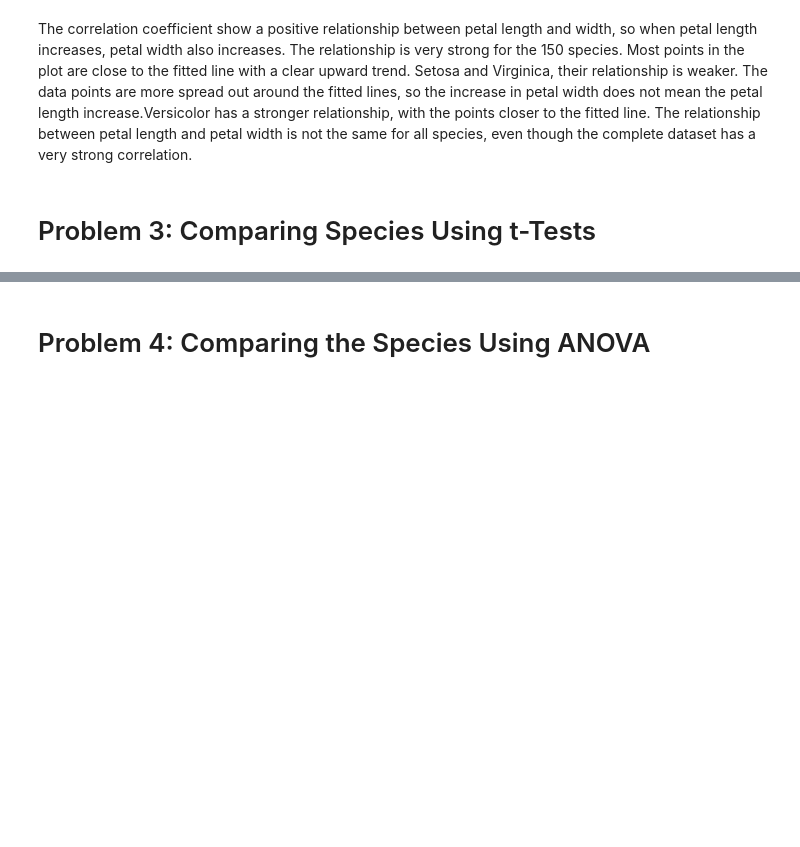
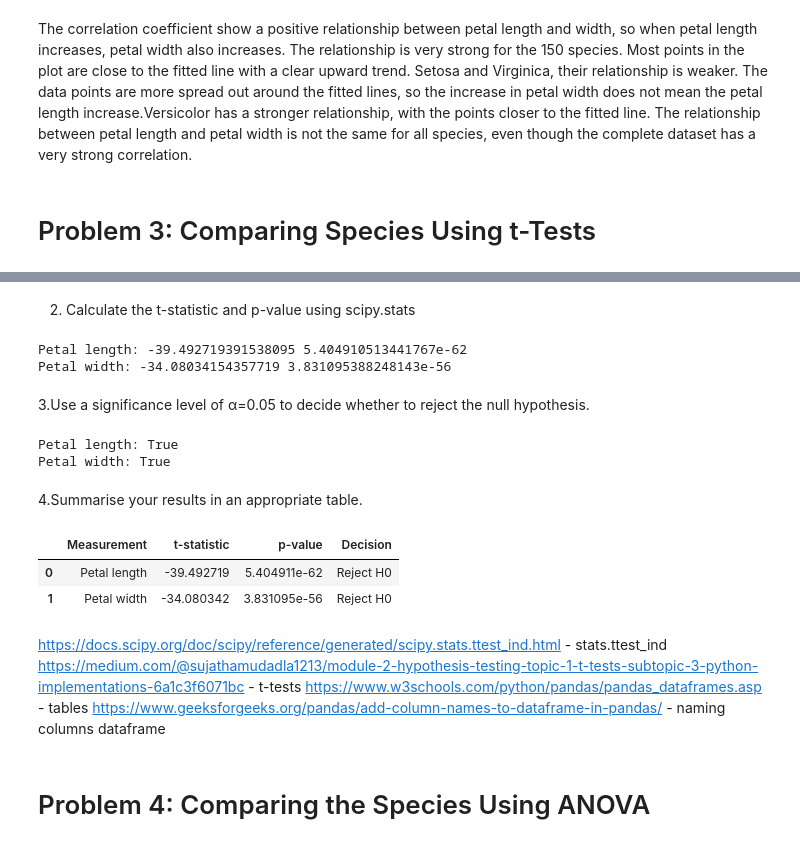
Before and after one commit to vanelyraa/applied-statistics, a Jupyter notebook: problems.ipynb, the cells around one changed output, grey strips where cells are left out. Cells and saved outputs as stored; diff of their text form; code cells hidden in the pictures; blank space fills up the shorter version.

Commit message:
P3 Setosa vs Versicolor

```diff
--- a/problems.ipynb
+++ b/problems.ipynb
@@ -394,0 +412,5 @@ The relationship between petal length and petal width is not the same for all sp
+# %%
+# Variables to access sppecies data
+setosa = df[df["species"] == "setosa"]
+versicolor = df[df["species"] == "versicolor"]
+virginica = df[df["species"] == "virginica"]
@@ -394,0 +437,7 @@ The relationship between petal length and petal width is not the same for all sp
+# %%
+# Setosa vs Versicolor: petal length
+t_length_sv, p_length_sv = stats.ttest_ind(
+    setosa["petal_length"],
+    versicolor["petal_length"]
+)
+t_length_sv, p_length_sv
@@ -394,0 +446,7 @@ The relationship between petal length and petal width is not the same for all sp
+# %%
+# Setosa vs Versicolor: petal width
+t_width_sv, p_width_sv = stats.ttest_ind(
+    setosa["petal_width"],
+    versicolor["petal_width"]
+)
+t_width_sv, p_width_sv
@@ -395,3 +465,44 @@ The relationship between petal length and petal width is not the same for all sp
+# %% [markdown]
+2. Calculate the t-statistic and p-value using scipy.stats
+# %%
+# t-test results
+print("Petal length:", t_length_sv, p_length_sv)
+print("Petal width:", t_width_sv, p_width_sv)
+# %% [output]
+Petal length: -39.492719391538095 5.404910513441767e-62
+Petal width: -34.08034154357719 3.831095388248143e-56
+# %% [markdown]
+3.Use a significance level of α=0.05 to decide whether to reject the null hypothesis.
+# %%
+# Check the p-values
+print("Petal length:", p_length_sv < 0.05)
+print("Petal width:", p_width_sv < 0.05)
+# %% [output]
+Petal length: True
+Petal width: True
+# %% [markdown]
+4.Summarise your results in an appropriate table.
+# %%
+# Setosa vs Versicolor results
+results_sv = pd.DataFrame({
+    "Measurement": ["Petal length", "Petal width"],
+    "t-statistic": [t_length_sv, t_width_sv],
+    "p-value": [p_length_sv, p_width_sv],
+    "Decision": [
+        "Reject H0" if p_length_sv < 0.05 else "Do not reject H0",
+        "Reject H0" if p_width_sv < 0.05 else "Do not reject H0"
+    ]
+})
+results_sv
+# %% [output]
+|  | Measurement | t-statistic | p-value | Decision |
+| 0 | Petal length | -39.492719 | 5.404911e-62 | Reject H0 |
+| 1 | Petal width | -34.080342 | 3.831095e-56 | Reject H0 |
+# %% [markdown]
+https://docs.scipy.org/doc/scipy/reference/generated/scipy.stats.ttest_ind.html - stats.ttest_ind
+https://medium.com/@sujathamudadla1213/module-2-hypothesis-testing-topic-1-t-tests-subtopic-3-python-implementations-6a1c3f6071bc - t-tests
+https://www.w3schools.com/python/pandas/pandas_dataframes.asp - tables
+https://www.geeksforgeeks.org/pandas/add-column-names-to-dataframe-in-pandas/ - naming columns dataframe
 # %% [markdown]
 # Problem 4: Comparing the Species Using ANOVA
 # %% [markdown]
```
Also changed, not shown: parts of 9 cells of this notebook.
